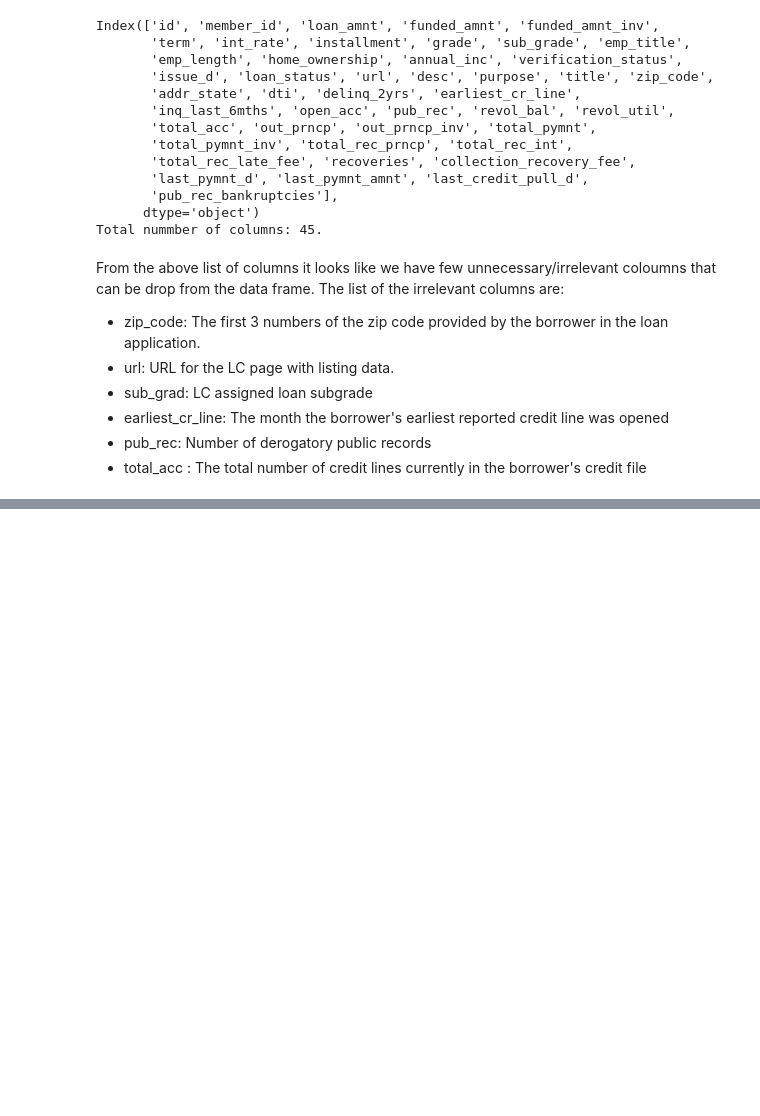
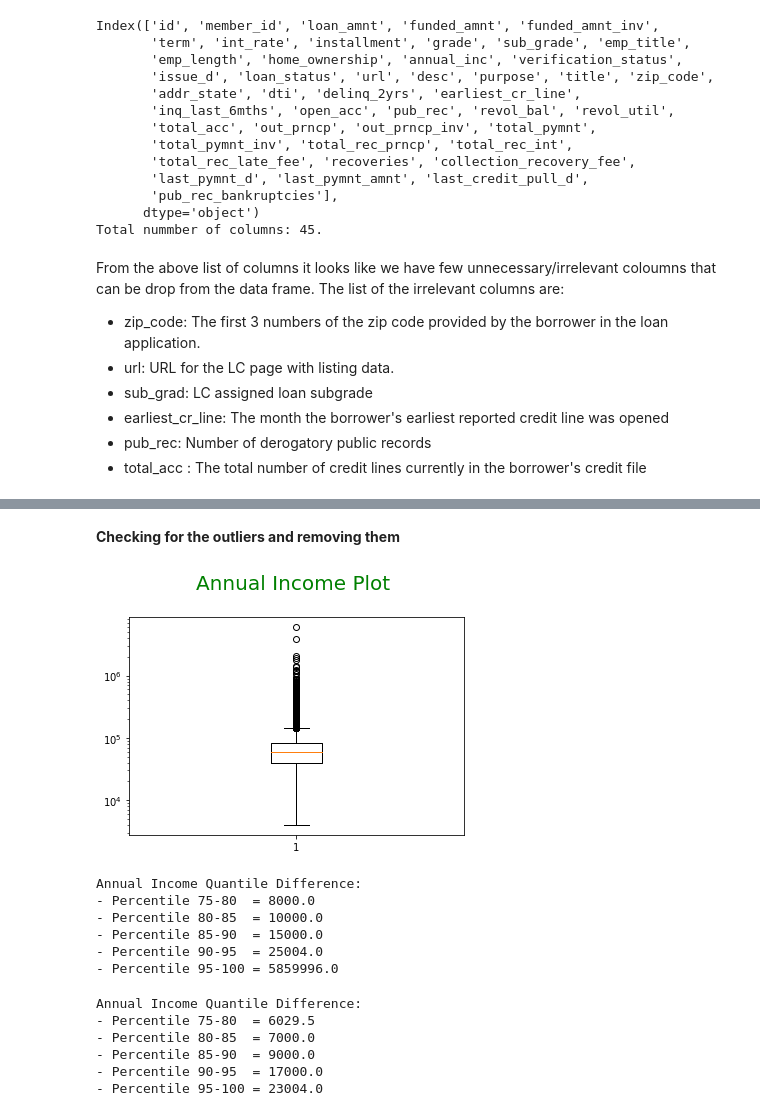
Before and after one commit to abhi-alone/EDA_Case_Study, a Jupyter notebook: Lending_Case_Study_EDA.ipynb, the cells around one changed output, grey strips where cells are left out. Cells and saved outputs as stored; diff of their text form; code cells hidden in the pictures; blank space fills up the shorter version.

```diff
--- a/Lending_Case_Study_EDA.ipynb
+++ b/Lending_Case_Study_EDA.ipynb
@@ -212,7 +214,7 @@ df_loan_data.head()
 # %%
 df_loan_data = df_loan_data[df_loan_data.loan_status!='Current']
 # %%
-df_loan_data.term_in_months = df_loan_data.term_in_months.astype('string')
-
-#df_loan_data.term_in_months.apply(lambda term: term.strip['months'])
+df_loan_data = df_loan_data.astype({"term_in_months":'string', "int_rate":'string'})
+df_loan_data.term_in_months = df_loan_data.term_in_months.apply(lambda term: term.strip('months')).astype(int)
+df_loan_data.int_rate = df_loan_data.int_rate.apply(lambda rate: rate.strip('%')).astype(float)
 # %%
@@ -240,0 +253,7 @@ memory usage: 4.1+ MB
+# %%
+# Converting the following columns to numeric
+df_loan_data.funded_amnt_inv = df_loan_data.funded_amnt_inv.apply(to_numeric)
+df_loan_data.int_rate = df_loan_data.int_rate.apply(to_numeric)
+df_loan_data.EMI = df_loan_data.EMI.apply(to_numeric)
+# %% [markdown]
+**Checking for the outliers and removing them**
@@ -240,0 +268,17 @@ memory usage: 4.1+ MB
+# %%
+yscale('log')
+boxplot([df_loan_data.annual_income])
+# Adding and formatting title
+title("Annual Income Plot \n", fontdict={'fontsize': 20, 'fontweight' : 5, 'color' : 'Green'})
+show()
+# %% [output]
+[figure, added]
+# %%
+print_quantile_info(df_loan_data.annual_income)
+# %% [output]
+Annual Income Quantile Difference:
+- Percentile 75-80  = 8000.0
+- Percentile 80-85  = 10000.0
+- Percentile 85-90  = 15000.0
+- Percentile 90-95  = 25004.0
+- Percentile 95-100 = 5859996.0
@@ -240,0 +289,9 @@ memory usage: 4.1+ MB
+# %%
+print_quantile_info(df_loan_data.annual_income)
+# %% [output]
+Annual Income Quantile Difference:
+- Percentile 75-80  = 6029.5
+- Percentile 80-85  = 7000.0
+- Percentile 85-90  = 9000.0
+- Percentile 90-95  = 17000.0
+- Percentile 95-100 = 23004.0
```
Also changed, not shown: parts of 36 cells of this notebook.
